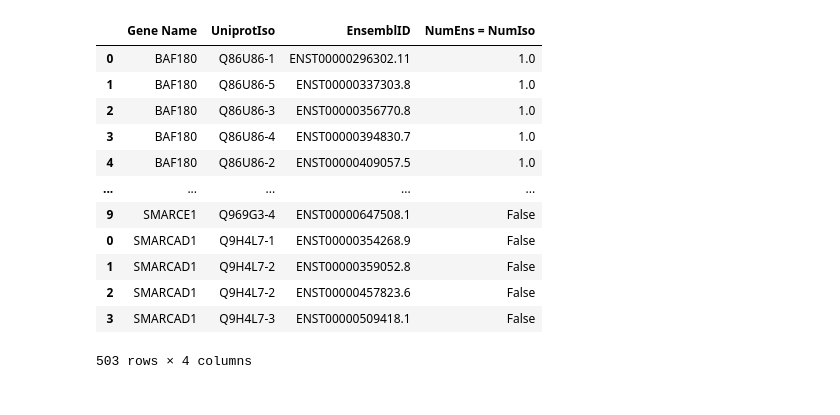
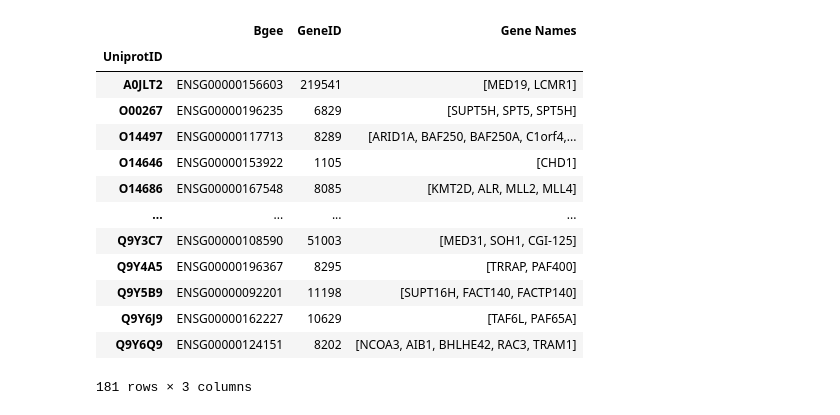
Before and after one commit to kinseylong/StallerRotation, a Jupyter notebook: cofactor_complexes/cofactorcomplexes.ipynb, the cells around one changed output. Cells and saved outputs as stored; diff of their text form; code cells hidden in the pictures.

```diff
--- a/cofactor_complexes/cofactorcomplexes.ipynb
+++ b/cofactor_complexes/cofactorcomplexes.ipynb
@@ -106,16 +54,23 @@ POLR2A can only join an iterable
-# %%
-ensembl_df
-# %% [output]
-|  | Gene Name | UniprotIso | EnsemblID | NumEns = NumIso |
-| 0 | BAF180 | Q86U86-1 | ENST00000296302.11 | 1.0 |
-| 1 | BAF180 | Q86U86-5 | ENST00000337303.8 | 1.0 |
-| 2 | BAF180 | Q86U86-3 | ENST00000356770.8 | 1.0 |
-| 3 | BAF180 | Q86U86-4 | ENST00000394830.7 | 1.0 |
-| 4 | BAF180 | Q86U86-2 | ENST00000409057.5 | 1.0 |
-| ... | ... | ... | ... | ... |
-| 9 | SMARCE1 | Q969G3-4 | ENST00000647508.1 | False |
-| 0 | SMARCAD1 | Q9H4L7-1 | ENST00000354268.9 | False |
-| 1 | SMARCAD1 | Q9H4L7-2 | ENST00000359052.8 | False |
-| 2 | SMARCAD1 | Q9H4L7-2 | ENST00000457823.6 | False |
-| 3 | SMARCAD1 | Q9H4L7-3 | ENST00000509418.1 | False |
-503 rows × 4 columns
+# %%
+#List of all unique UniprotID, BGee, GeneID, list of gene names
+mapper = data[["Bgee", "GeneID", "UniprotID", "Gene Names"]]
+mapper = mapper.groupby("UniprotID").agg(lambda x: list(set(x.to_list())))
+mapper["Bgee"] = mapper["Bgee"].apply(lambda x: x[0])
+mapper["GeneID"] = mapper["GeneID"].apply(lambda x: x[0])
+mapper["Gene Names"] = mapper["Gene Names"].apply(lambda x: x[0].split(" "))
+mapper
+# %% [output]
+|  | Bgee | GeneID | Gene Names |
+| UniprotID |  |  |  |
+| A0JLT2 | ENSG00000156603 | 219541 | [MED19, LCMR1] |
+| O00267 | ENSG00000196235 | 6829 | [SUPT5H, SPT5, SPT5H] |
+| O14497 | ENSG00000117713 | 8289 | [ARID1A, BAF250, BAF250A, C1orf4,... |
+| O14646 | ENSG00000153922 | 1105 | [CHD1] |
+| O14686 | ENSG00000167548 | 8085 | [KMT2D, ALR, MLL2, MLL4] |
+| ... | ... | ... | ... |
+| Q9Y3C7 | ENSG00000108590 | 51003 | [MED31, SOH1, CGI-125] |
+| Q9Y4A5 | ENSG00000196367 | 8295 | [TRRAP, PAF400] |
+| Q9Y5B9 | ENSG00000092201 | 11198 | [SUPT16H, FACT140, FACTP140] |
+| Q9Y6J9 | ENSG00000162227 | 10629 | [TAF6L, PAF65A] |
+| Q9Y6Q9 | ENSG00000124151 | 8202 | [NCOA3, AIB1, BHLHE42, RAC3, TRAM1] |
+181 rows × 3 columns
```
Also changed, not shown: parts of 11 cells of this notebook, 19 other files.
